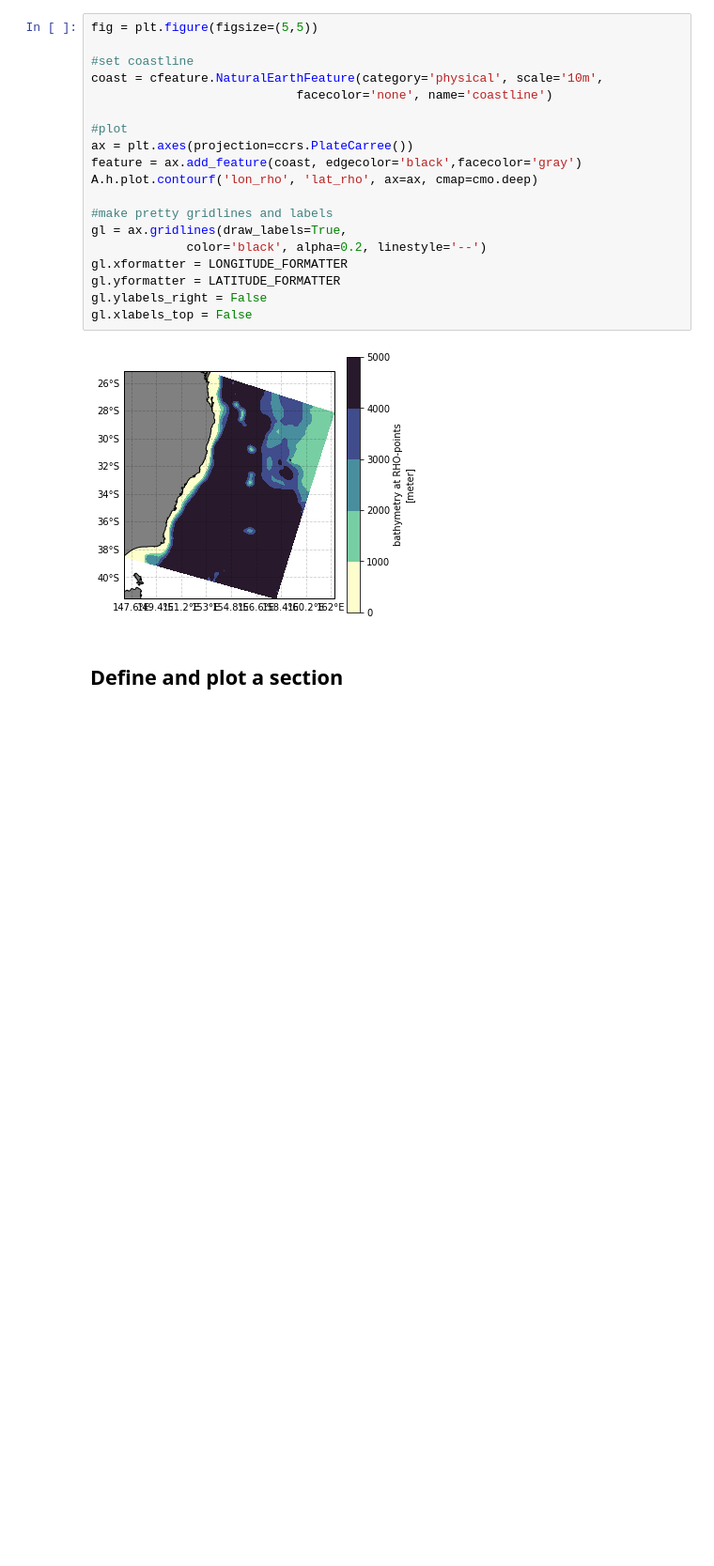
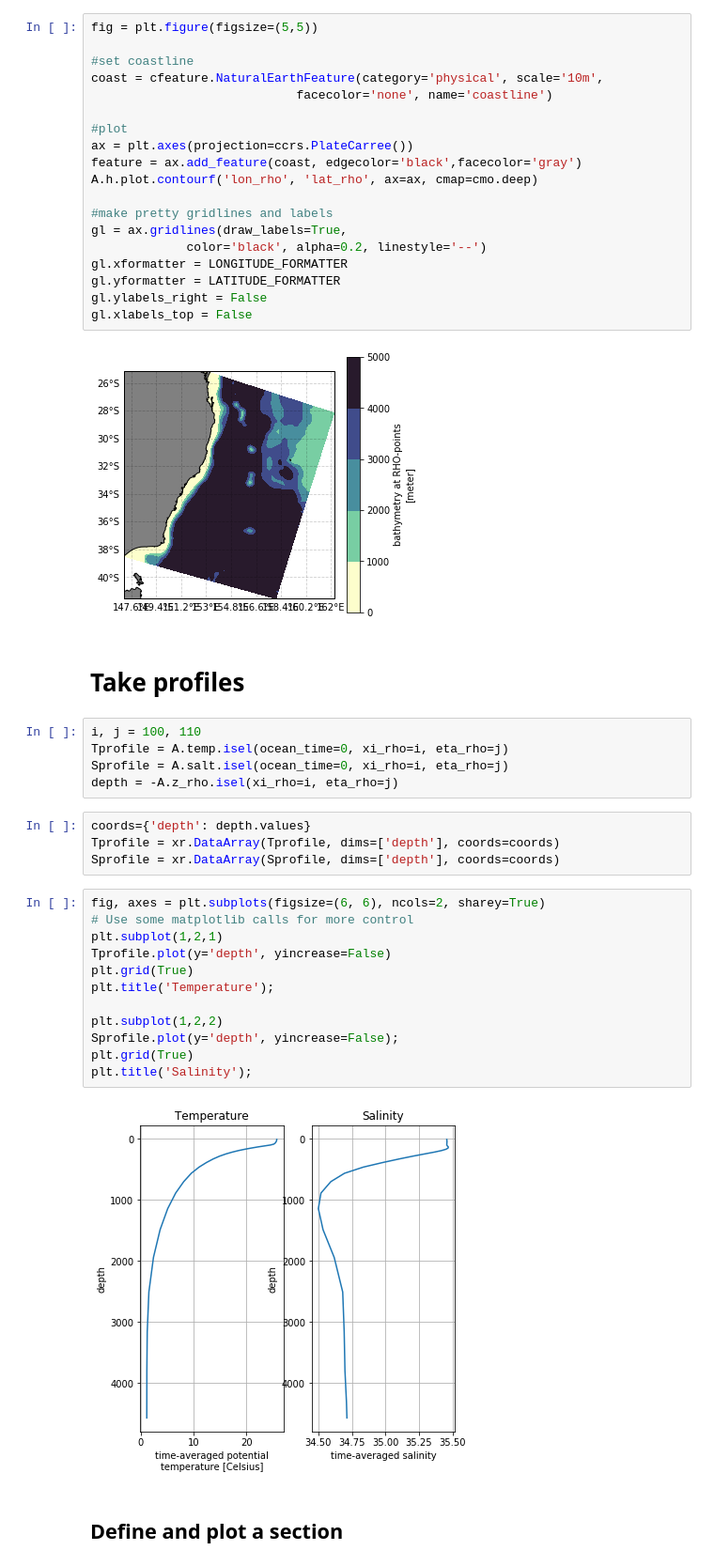
Before and after one commit to nmalan/ROMS-PUG, a Jupyter notebook: PUG_ROMS_sandbox.ipynb, the cells around one changed output. Shown: that part at 94% size. Saved outputs shown, nothing was run; the diff lists cells and outputs as text; blank space fills up the shorter version.

Commit message:
Added vertical profiles

```diff
--- a/PUG_ROMS_sandbox.ipynb
+++ b/PUG_ROMS_sandbox.ipynb
@@ -149,6 +149,31 @@ gl.ylabels_right = False
 gl.xlabels_top = False
 # %% [output]
 [figure]
+# %% [markdown]
+# Take profiles
+# %%
+i, j = 100, 110
+Tprofile = A.temp.isel(ocean_time=0, xi_rho=i, eta_rho=j)
+Sprofile = A.salt.isel(ocean_time=0, xi_rho=i, eta_rho=j)
+depth = -A.z_rho.isel(xi_rho=i, eta_rho=j)
+# %%
+coords={'depth': depth.values}
+Tprofile = xr.DataArray(Tprofile, dims=['depth'], coords=coords)
+Sprofile = xr.DataArray(Sprofile, dims=['depth'], coords=coords)
+# %%
+fig, axes = plt.subplots(figsize=(6, 6), ncols=2, sharey=True)
+# Use some matplotlib calls for more control
+plt.subplot(1,2,1)
+Tprofile.plot(y='depth', yincrease=False)
+plt.grid(True)
+plt.title('Temperature');
+
+plt.subplot(1,2,2)
+Sprofile.plot(y='depth', yincrease=False);
+plt.grid(True)
+plt.title('Salinity');
+# %% [output]
+[figure, added]
 # %% [markdown]
 ## Define and plot a section
 # %%
```
